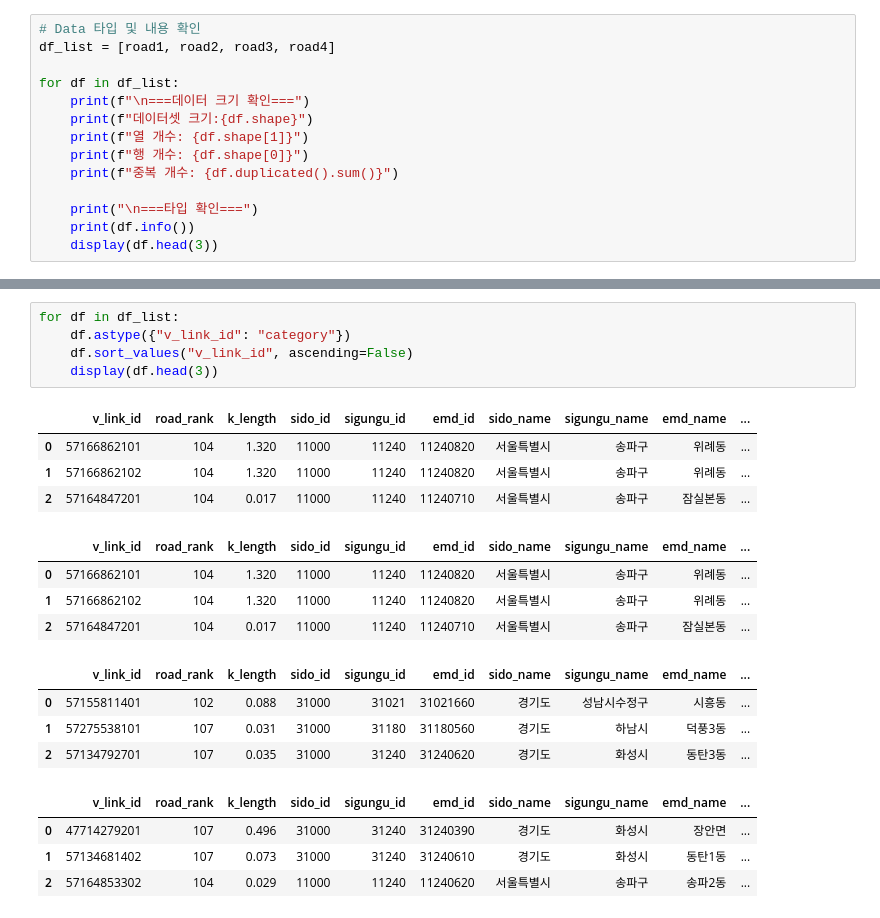
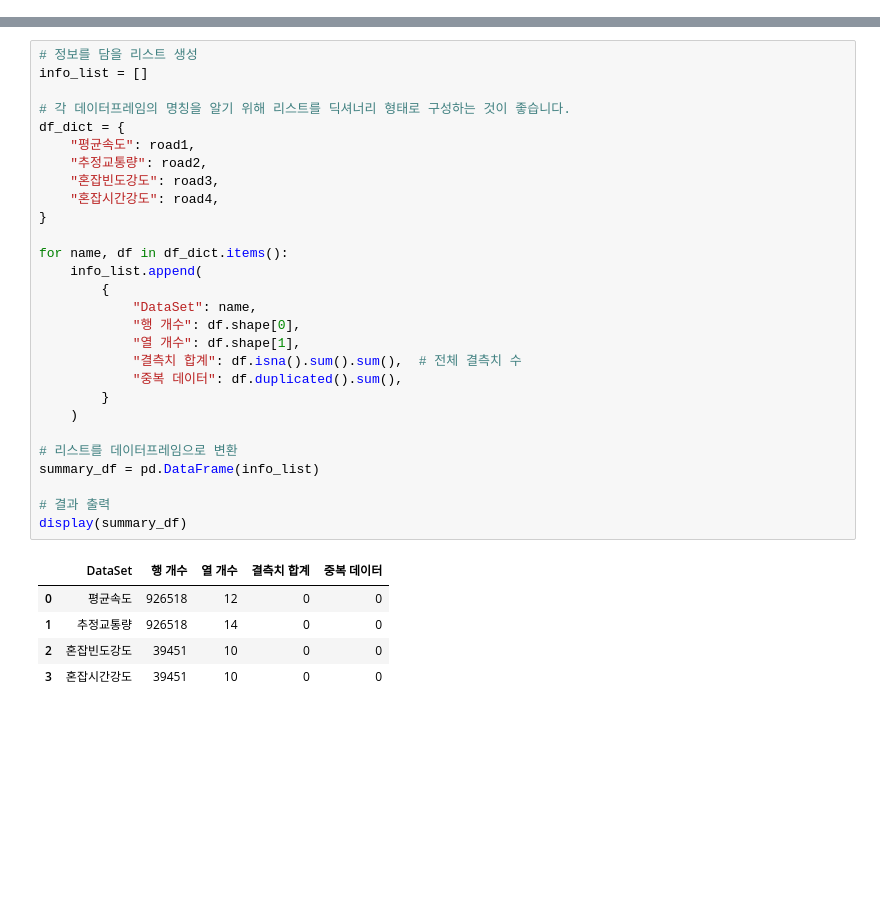
Before and after one commit to Dfying/LH_Data_contest_2026, a Jupyter notebook: Road/Road_Data_Preprocessing.ipynb, the cells around one changed output, grey strips where cells are left out. Saved outputs shown, nothing was run; the diff lists cells and outputs as text; blank space fills up the shorter version.

```diff
--- a/Road/Road_Data_Preprocessing.ipynb
+++ b/Road/Road_Data_Preprocessing.ipynb
@@ -11,14 +20,0 @@ road4 = pd.read_csv(path + "12._혼잡시간강도.csv")
-# %%
-# Data 타입 및 내용 확인
-df_list = [road1, road2, road3, road4]
-
-for df in df_list:
-    print(f"\n===데이터 크기 확인===")
-    print(f"데이터셋 크기:{df.shape}")
-    print(f"열 개수: {df.shape[1]}")
-    print(f"행 개수: {df.shape[0]}")
-    print(f"중복 개수: {df.duplicated().sum()}")
-
-    print("\n===타입 확인===")
-    print(df.info())
-    display(df.head(3))
@@ -110,22 +21,34 @@ None
-# %%
-for df in df_list:
-    df.astype({"v_link_id": "category"})
-    df.sort_values("v_link_id", ascending=False)
-    display(df.head(3))
-# %% [output]
-|  | v_link_id | road_rank | k_length | sido_id | sigungu_id | emd_id | sido_name | sigungu_name | emd_name | ... |
-| 0 | 57166862101 | 104 | 1.320 | 11000 | 11240 | 11240820 | 서울특별시 | 송파구 | 위례동 | ... |
-| 1 | 57166862102 | 104 | 1.320 | 11000 | 11240 | 11240820 | 서울특별시 | 송파구 | 위례동 | ... |
-| 2 | 57164847201 | 104 | 0.017 | 11000 | 11240 | 11240710 | 서울특별시 | 송파구 | 잠실본동 | ... |
-|  | v_link_id | road_rank | k_length | sido_id | sigungu_id | emd_id | sido_name | sigungu_name | emd_name | ... |
-| 0 | 57166862101 | 104 | 1.320 | 11000 | 11240 | 11240820 | 서울특별시 | 송파구 | 위례동 | ... |
-| 1 | 57166862102 | 104 | 1.320 | 11000 | 11240 | 11240820 | 서울특별시 | 송파구 | 위례동 | ... |
-| 2 | 57164847201 | 104 | 0.017 | 11000 | 11240 | 11240710 | 서울특별시 | 송파구 | 잠실본동 | ... |
-|  | v_link_id | road_rank | k_length | sido_id | sigungu_id | emd_id | sido_name | sigungu_name | emd_name | ... |
-| 0 | 57155811401 | 102 | 0.088 | 31000 | 31021 | 31021660 | 경기도 | 성남시수정구 | 시흥동 | ... |
-| 1 | 57275538101 | 107 | 0.031 | 31000 | 31180 | 31180560 | 경기도 | 하남시 | 덕풍3동 | ... |
-| 2 | 57134792701 | 107 | 0.035 | 31000 | 31240 | 31240620 | 경기도 | 화성시 | 동탄3동 | ... |
-|  | v_link_id | road_rank | k_length | sido_id | sigungu_id | emd_id | sido_name | sigungu_name | emd_name | ... |
-| 0 | 47714279201 | 107 | 0.496 | 31000 | 31240 | 31240390 | 경기도 | 화성시 | 장안면 | ... |
-| 1 | 57134681402 | 107 | 0.073 | 31000 | 31240 | 31240610 | 경기도 | 화성시 | 동탄1동 | ... |
-| 2 | 57164853302 | 104 | 0.029 | 11000 | 11240 | 11240620 | 서울특별시 | 송파구 | 송파2동 | ... |
+# %%
+# 정보를 담을 리스트 생성
+info_list = []
+
+# 각 데이터프레임의 명칭을 알기 위해 리스트를 딕셔너리 형태로 구성하는 것이 좋습니다.
+df_dict = {
+    "평균속도": road1,
+    "추정교통량": road2,
+    "혼잡빈도강도": road3,
+    "혼잡시간강도": road4,
+}
+
+for name, df in df_dict.items():
+    info_list.append(
+        {
+            "DataSet": name,
+            "행 개수": df.shape[0],
+            "열 개수": df.shape[1],
+            "결측치 합계": df.isna().sum().sum(),  # 전체 결측치 수
+            "중복 데이터": df.duplicated().sum(),
+        }
+    )
+
+# 리스트를 데이터프레임으로 변환
+summary_df = pd.DataFrame(info_list)
+
+# 결과 출력
+display(summary_df)
+# %% [output]
+|  | DataSet | 행 개수 | 열 개수 | 결측치 합계 | 중복 데이터 |
+| 0 | 평균속도 | 926518 | 12 | 0 | 0 |
+| 1 | 추정교통량 | 926518 | 14 | 0 | 0 |
+| 2 | 혼잡빈도강도 | 39451 | 10 | 0 | 0 |
+| 3 | 혼잡시간강도 | 39451 | 10 | 0 | 0 |
```
Also changed, not shown: parts of 8 cells of this notebook, 7 other files.
